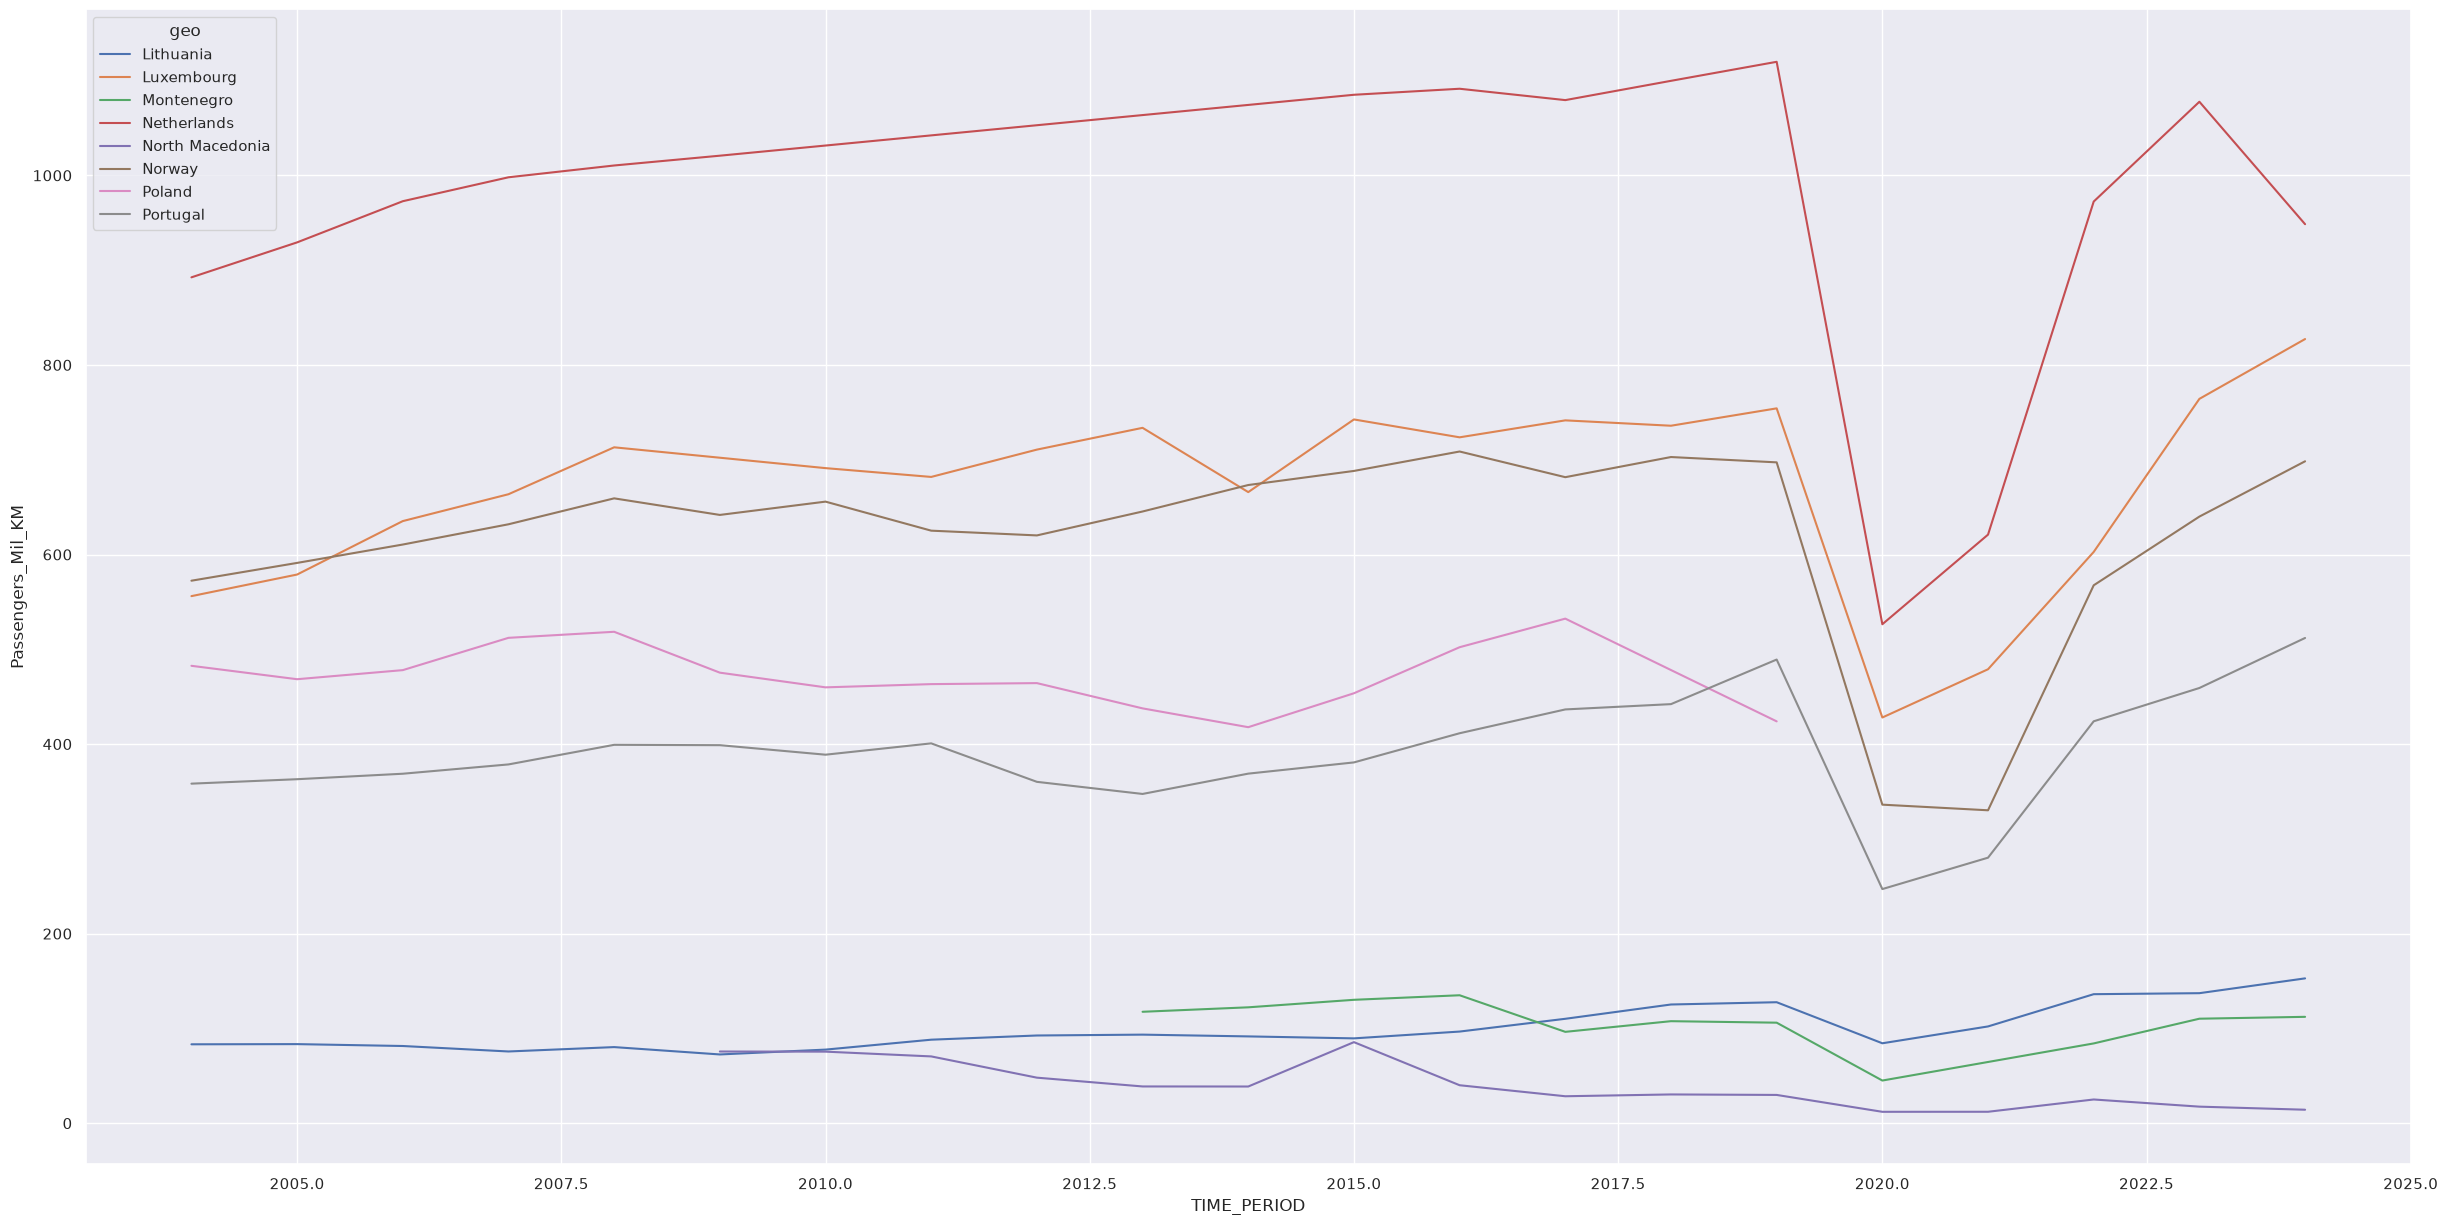
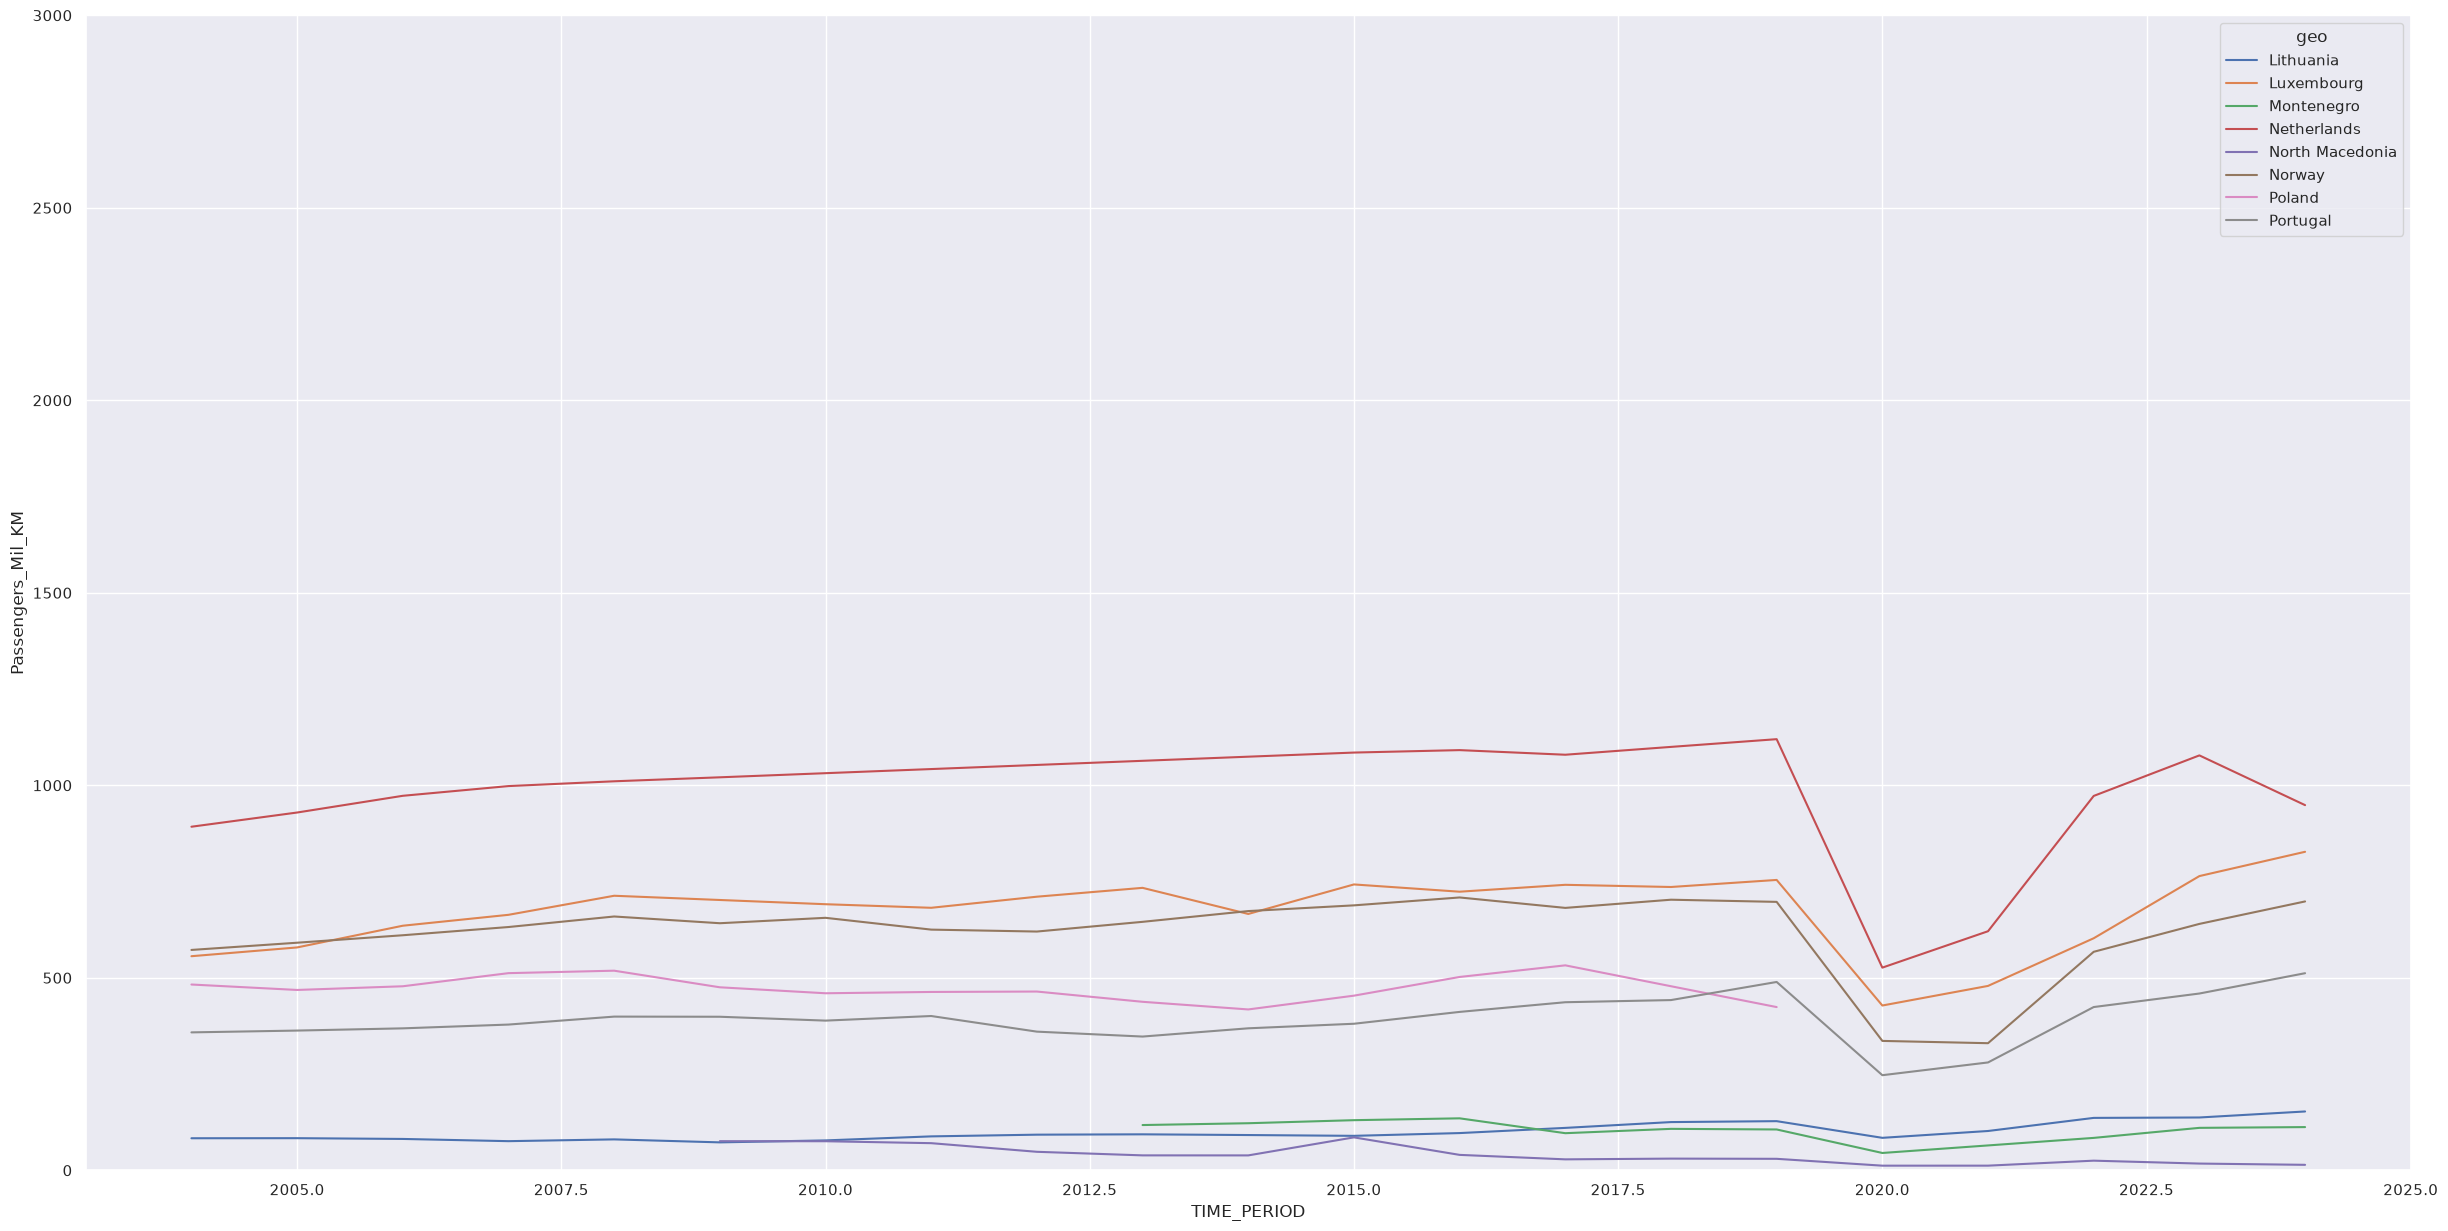
The notebook cell's code change between the first figure and the second:
--- before
+++ after
@@ -1 +1,2 @@
-sns.lineplot(get_subset(df3, 3), x='TIME_PERIOD', y='Passengers_Mil_KM', hue='geo')
+axis = sns.lineplot(get_subset(df3, 3), x='TIME_PERIOD', y='Passengers_Mil_KM', hue='geo')
+axis.set_ylim(0, 3000)

Commit: Add scale to plots